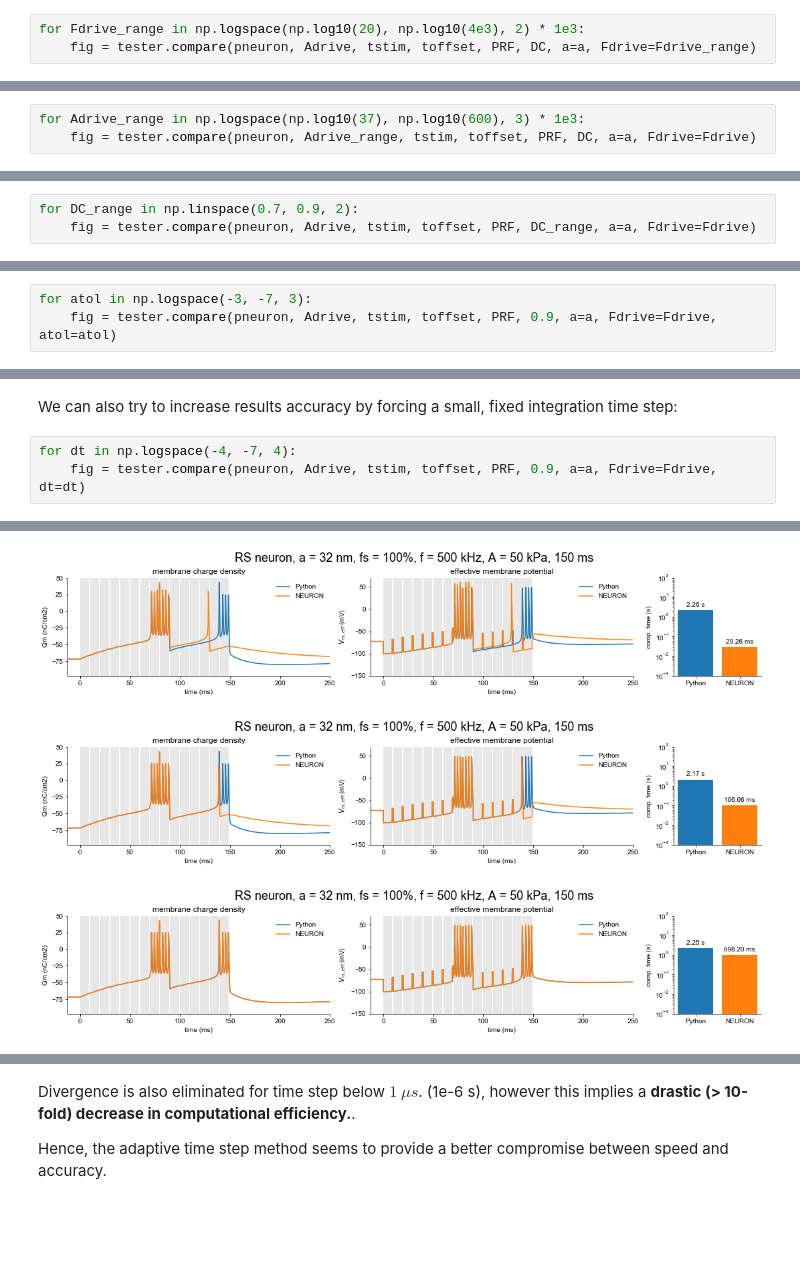
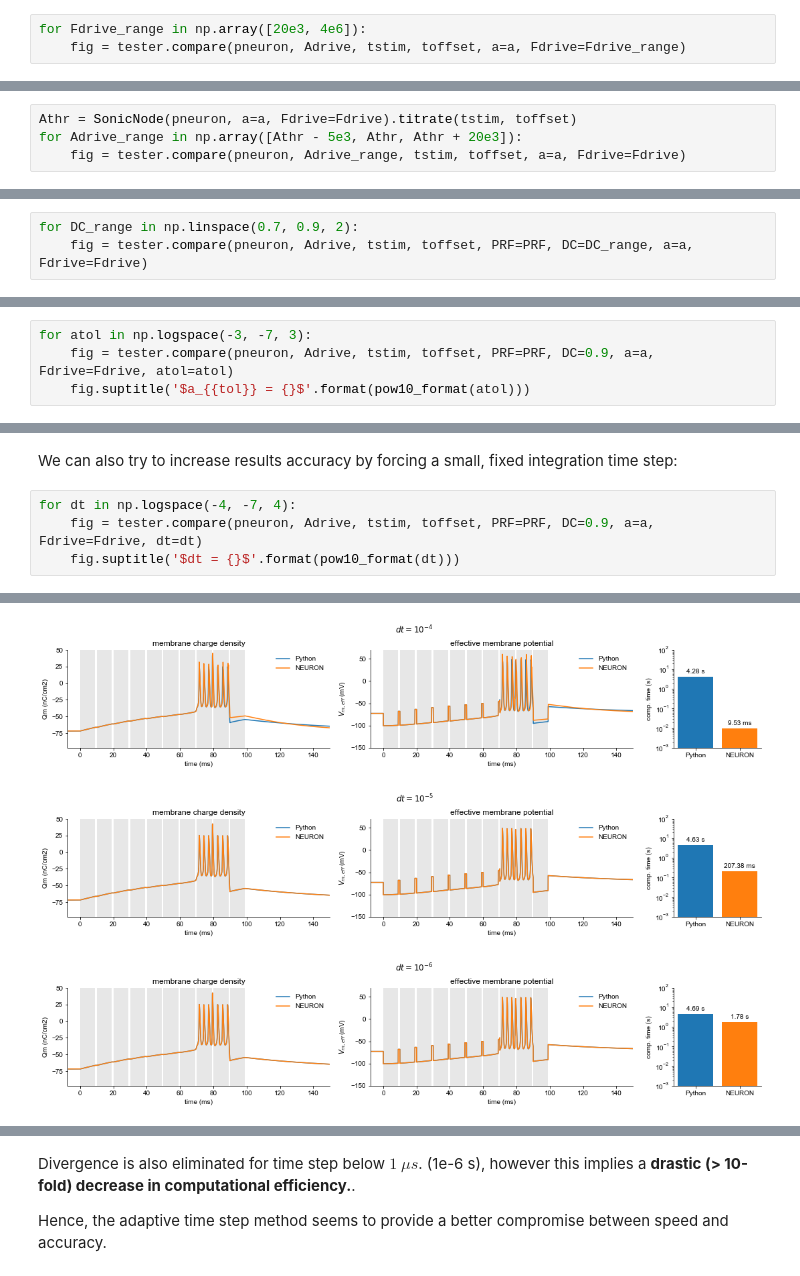
Before and after one commit to tjjlemaire/MorphoSONIC, a Jupyter notebook: notebooks/SONIC node - Python vs NEURON.ipynb, the cells around one changed output, grey strips where cells are left out. Drawn from its saved outputs; the diff is of its cells as text; blank space fills up the shorter version.

```diff
--- a/notebooks/SONIC node - Python vs NEURON.ipynb
+++ b/notebooks/SONIC node - Python vs NEURON.ipynb
@@ -120,6 +102,6 @@ As the sonophore diameter increases (from 16 to 64 nm), both solutions transitio
 # %% [markdown]
 ### Sensitivity to stimulus frequency
 # %%
-for Fdrive_range in np.logspace(np.log10(20), np.log10(4e3), 2) * 1e3:
-    fig = tester.compare(pneuron, Adrive, tstim, toffset, PRF, DC, a=a, Fdrive=Fdrive_range)
+for Fdrive_range in np.array([20e3, 4e6]):
+    fig = tester.compare(pneuron, Adrive, tstim, toffset, a=a, Fdrive=Fdrive_range)
 # %% [output]
@@ -137,6 +112,7 @@ We observe identical changes in spike shapes when varying US frequency within th
 # %% [markdown]
 ### Sensitivity to stimulus amplitude
 # %%
-for Adrive_range in np.logspace(np.log10(37), np.log10(600), 3) * 1e3:
-    fig = tester.compare(pneuron, Adrive_range, tstim, toffset, PRF, DC, a=a, Fdrive=Fdrive)
+Athr = SonicNode(pneuron, a=a, Fdrive=Fdrive).titrate(tstim, toffset)
+for Adrive_range in np.array([Athr - 5e3, Athr, Athr + 20e3]):
+    fig = tester.compare(pneuron, Adrive_range, tstim, toffset, a=a, Fdrive=Fdrive)
 # %% [output]
@@ -155,5 +125,5 @@ We observe identical changes in spike shapes when varying acoustic amplitude fro
 ### Sensitivity to duty cycle
 # %%
 for DC_range in np.linspace(0.7, 0.9, 2):
-    fig = tester.compare(pneuron, Adrive, tstim, toffset, PRF, DC_range, a=a, Fdrive=Fdrive)
+    fig = tester.compare(pneuron, Adrive, tstim, toffset, PRF=PRF, DC=DC_range, a=a, Fdrive=Fdrive)
 # %% [output]
@@ -175,5 +141,6 @@ We observe a few differences between the two solutions:
 We can try to increase results accuracy by setting a more stringent absolute error tolerance $a_{tol}$:
 # %%
 for atol in np.logspace(-3, -7, 3):
-    fig = tester.compare(pneuron, Adrive, tstim, toffset, PRF, 0.9, a=a, Fdrive=Fdrive, atol=atol)
+    fig = tester.compare(pneuron, Adrive, tstim, toffset, PRF=PRF, DC=0.9, a=a, Fdrive=Fdrive, atol=atol)
+    fig.suptitle('$a_{{tol}} = {}$'.format(pow10_format(atol)))
 # %% [output]
@@ -192,5 +153,6 @@ Divergence is eliminated if we reduce $a_{tol}$ by 2 orders of magnitude (below
 We can also try to increase results accuracy by forcing a small, fixed integration time step:
 # %%
 for dt in np.logspace(-4, -7, 4):
-    fig = tester.compare(pneuron, Adrive, tstim, toffset, PRF, 0.9, a=a, Fdrive=Fdrive, dt=dt)
+    fig = tester.compare(pneuron, Adrive, tstim, toffset, PRF=PRF, DC=0.9, a=a, Fdrive=Fdrive, dt=dt)
+    fig.suptitle('$dt = {}$'.format(pow10_format(dt)))
 # %% [output]
@@ -205,3 +159,3 @@ for dt in np.logspace(-4, -7, 4):
-[figure, old version]
+[figure, new version]
-[figure, old version]
+[figure, new version]
-[figure, old version]
+[figure, new version]
```
Also changed, not shown: parts of 11 cells of this notebook, 15 other files.
